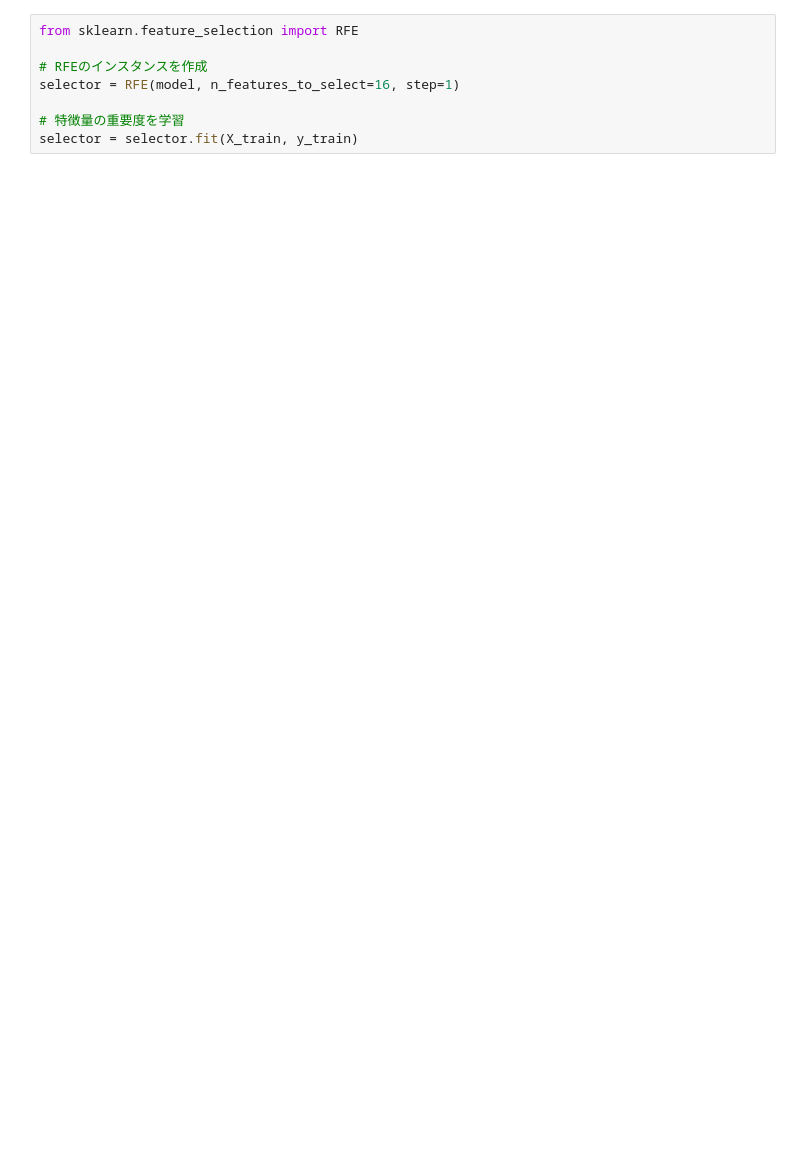
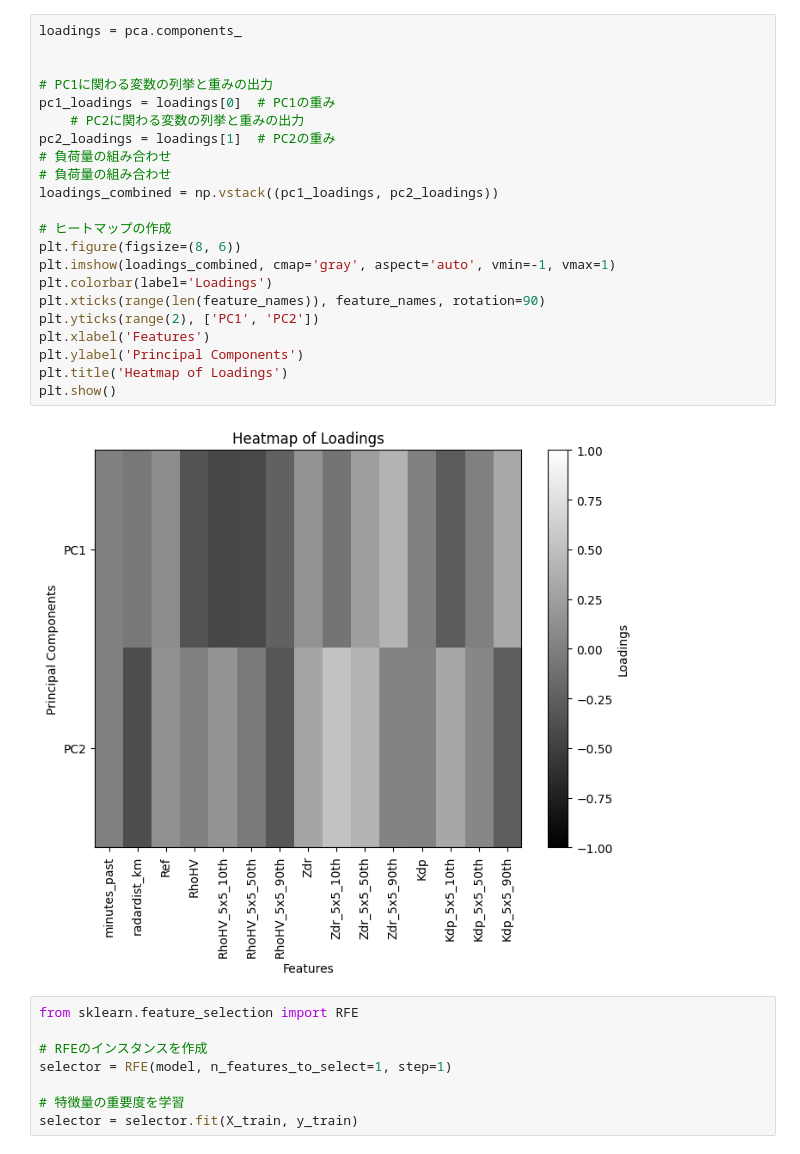
Before and after one commit to CatDog2000/when-will-it-rain, a Jupyter notebook: Rain-EDA.machi.ipynb, the cells around one changed output. Saved outputs shown, nothing was run; the diff lists cells and outputs as text; blank space fills up the shorter version.

```diff
--- a/Rain-EDA.machi.ipynb
+++ b/Rain-EDA.machi.ipynb
@@ -70,8 +252,32 @@ X_train.shape
+# %%
+loadings = pca.components_
+
+
+# PC1に関わる変数の列挙と重みの出力
+pc1_loadings = loadings[0]  # PC1の重み
+    # PC2に関わる変数の列挙と重みの出力
+pc2_loadings = loadings[1]  # PC2の重み
+# 負荷量の組み合わせ
+# 負荷量の組み合わせ
+loadings_combined = np.vstack((pc1_loadings, pc2_loadings))
+
+# ヒートマップの作成
+plt.figure(figsize=(8, 6))
+plt.imshow(loadings_combined, cmap='gray', aspect='auto', vmin=-1, vmax=1)
+plt.colorbar(label='Loadings')
+plt.xticks(range(len(feature_names)), feature_names, rotation=90)
+plt.yticks(range(2), ['PC1', 'PC2'])
+plt.xlabel('Features')
+plt.ylabel('Principal Components')
+plt.title('Heatmap of Loadings')
+plt.show()
+# %% [output]
+[figure, added]
 # %%
 from sklearn.feature_selection import RFE
 
 # RFEのインスタンスを作成
-selector = RFE(model, n_features_to_select=16, step=1)
+selector = RFE(model, n_features_to_select=1, step=1)
 
 # 特徴量の重要度を学習
 selector = selector.fit(X_train, y_train)
```
Also changed, not shown: parts of 14 cells of this notebook.
